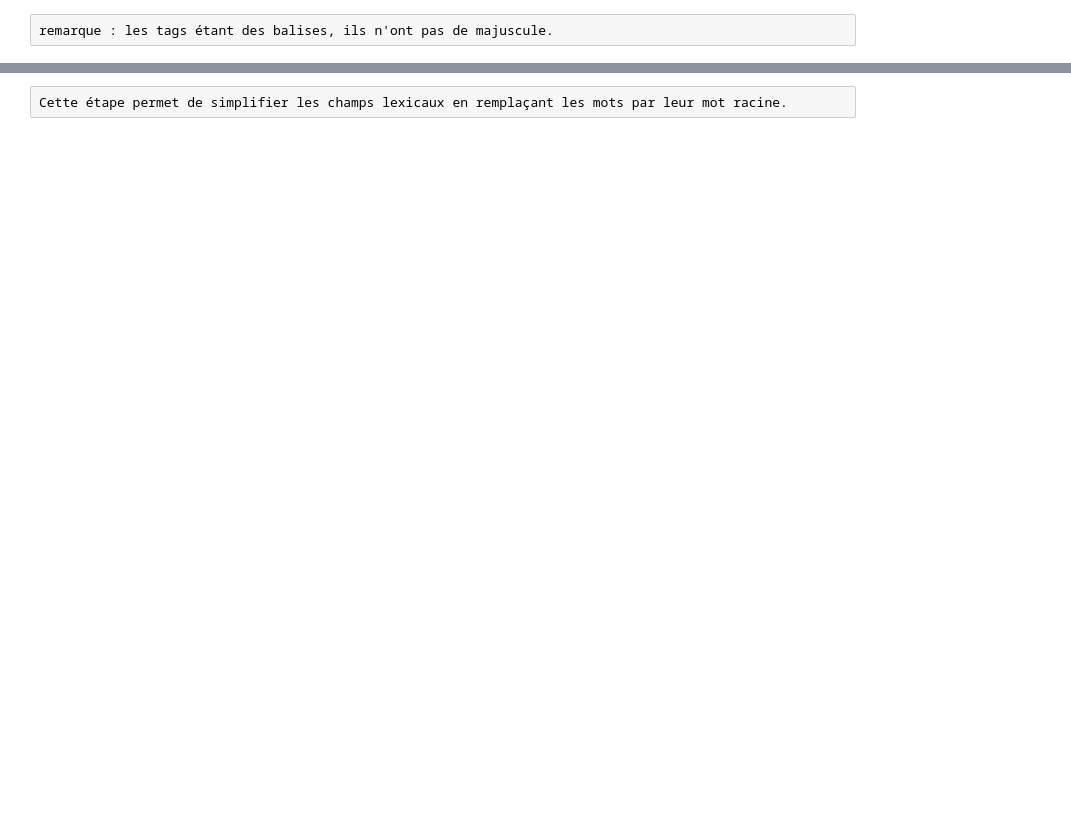
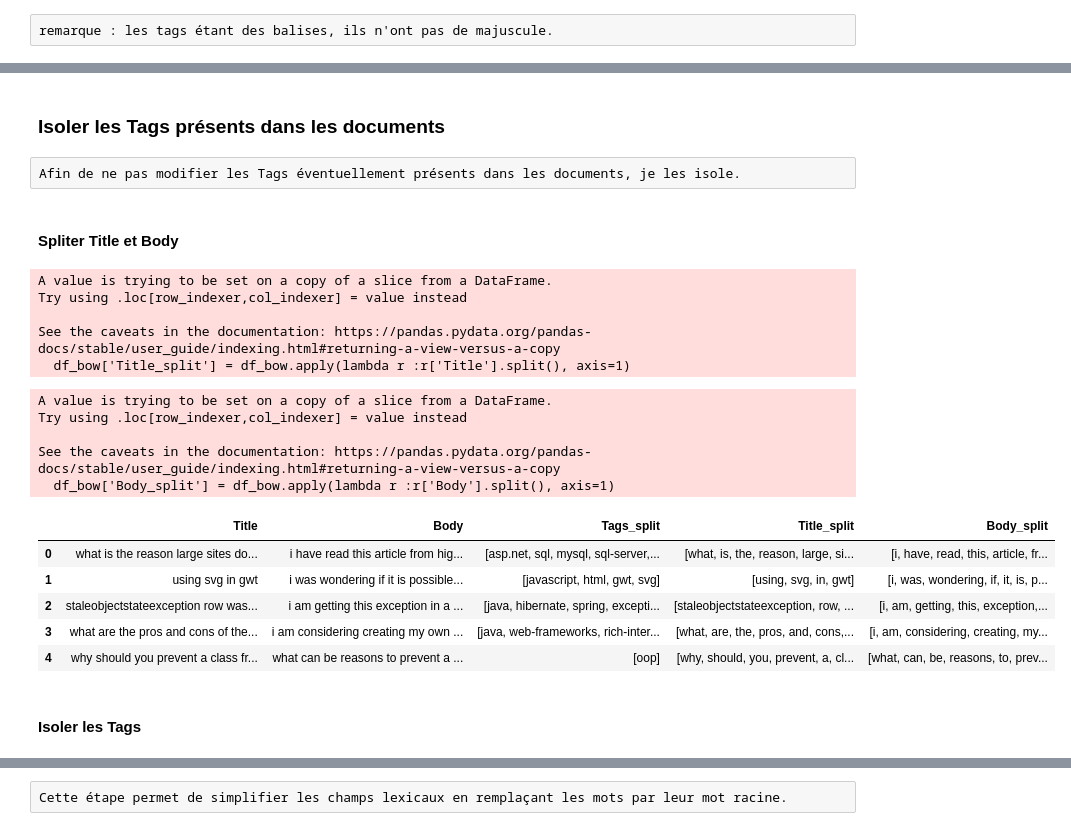
Before and after one commit to nromari/Categoriser-automatiquement-des-questions, a Jupyter notebook: P5_exploration_et_nettoyage.ipynb, the cells around one changed output, grey strips where cells are left out. Cells and saved outputs as stored; diff of their text form; code cells hidden in the pictures; blank space fills up the shorter version.

```diff
--- a/P5_exploration_et_nettoyage.ipynb
+++ b/P5_exploration_et_nettoyage.ipynb
@@ -1056,0 +994,3 @@ Name: Body_fw2, dtype: object
+# %%
+df_bow["Title"] = df_bow["Title"].apply(sup_maj)
+df_bow["Title"].head()
@@ -1056,0 +1009,3 @@ Name: Body_fw2, dtype: object
+# %%
+df_bow["Body"] = df_bow["Body"].apply(sup_maj)
+df_bow["Body"].head()
@@ -1056,0 +1024,33 @@ Name: Body_fw2, dtype: object
+# %% [markdown]
+### Isoler les Tags présents dans les documents
+# %% [raw]
+Afin de ne pas modifier les Tags éventuellement présents dans les documents, je les isole.
+# %% [markdown]
+#### Spliter Title et Body
+# %%
+df_bow['Title_split'] = df_bow.apply(lambda r :r['Title'].split(), axis=1)
+# %% [output]
+A value is trying to be set on a copy of a slice from a DataFrame.
+Try using .loc[row_indexer,col_indexer] = value instead
+
+See the caveats in the documentation: https://pandas.pydata.org/pandas-docs/stable/user_guide/indexing.html#returning-a-view-versus-a-copy
+  df_bow['Title_split'] = df_bow.apply(lambda r :r['Title'].split(), axis=1)
+# %%
+df_bow['Body_split'] = df_bow.apply(lambda r :r['Body'].split(), axis=1)
+# %% [output]
+A value is trying to be set on a copy of a slice from a DataFrame.
+Try using .loc[row_indexer,col_indexer] = value instead
+
+See the caveats in the documentation: https://pandas.pydata.org/pandas-docs/stable/user_guide/indexing.html#returning-a-view-versus-a-copy
+  df_bow['Body_split'] = df_bow.apply(lambda r :r['Body'].split(), axis=1)
+# %%
+df_bow.head()
+# %% [output]
+|  | Title | Body | Tags_split | Title_split | Body_split |
+| 0 | what is the reason large sites do... | i have read this article from hig... | [asp.net, sql, mysql, sql-server,... | [what, is, the, reason, large, si... | [i, have, read, this, article, fr... |
+| 1 | using svg in gwt | i was wondering if it is possible... | [javascript, html, gwt, svg] | [using, svg, in, gwt] | [i, was, wondering, if, it, is, p... |
+| 2 | staleobjectstateexception row was... | i am getting this exception in a ... | [java, hibernate, spring, excepti... | [staleobjectstateexception, row, ... | [i, am, getting, this, exception,... |
+| 3 | what are the pros and cons of the... | i am considering creating my own ... | [java, web-frameworks, rich-inter... | [what, are, the, pros, and, cons,... | [i, am, considering, creating, my... |
+| 4 | why should you prevent a class fr... | what can be reasons to prevent a ... | [oop] | [why, should, you, prevent, a, cl... | [what, can, be, reasons, to, prev... |
+# %% [markdown]
+#### Isoler les Tags
```
Also changed, not shown: parts of 90 cells of this notebook.
